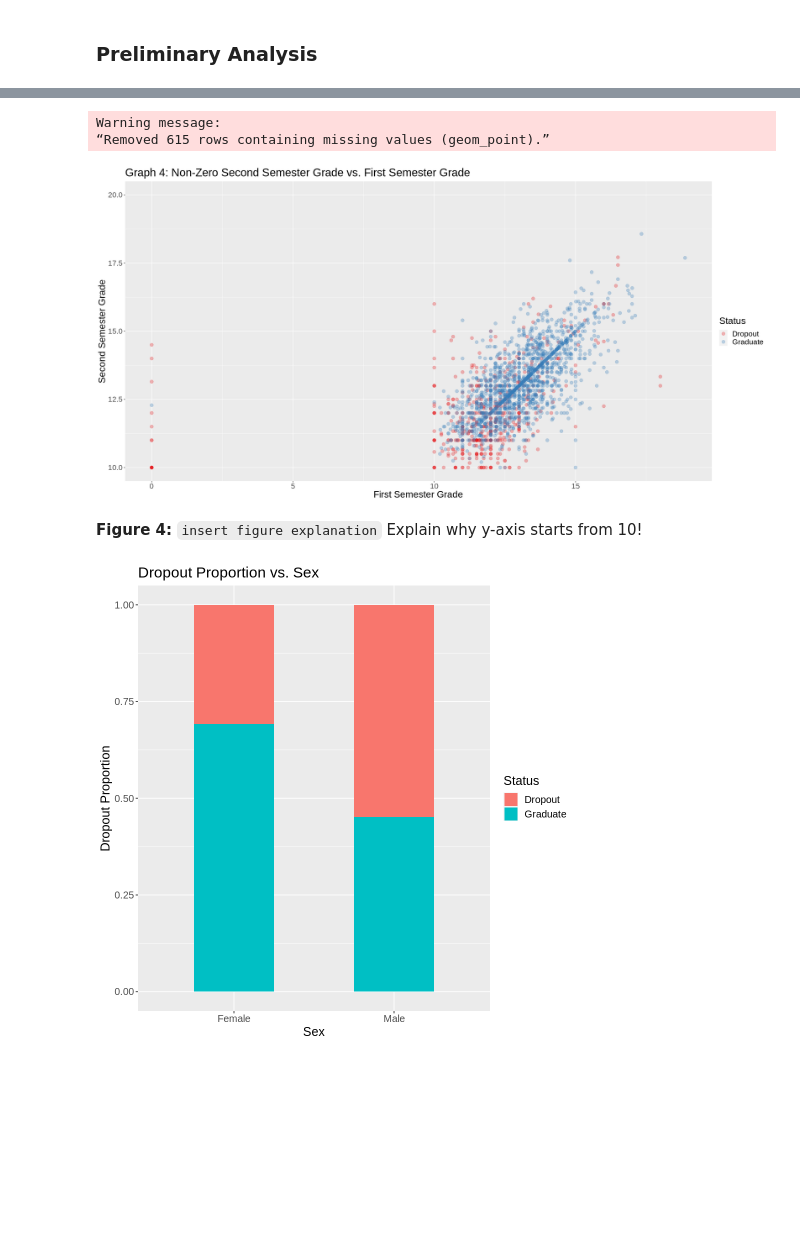
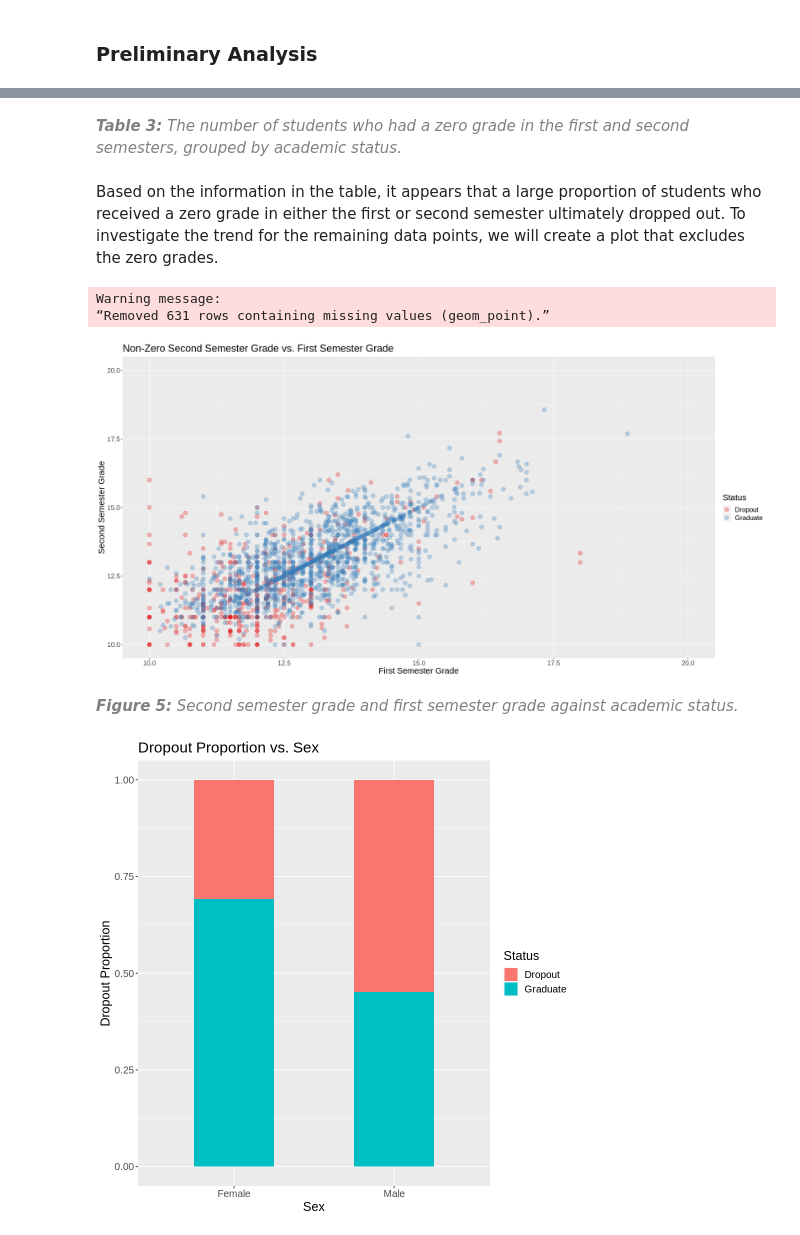
Before and after one commit to ekang27kc/dsci100-2023-T2-Group01-project, a Jupyter notebook: Project_Report.ipynb, the cells around one changed output, grey strips where cells are left out. Saved outputs shown, nothing was run; the diff lists cells and outputs as text; code cells hidden in the pictures; blank space fills up the shorter version.

```diff
--- a/Project_Report.ipynb
+++ b/Project_Report.ipynb
@@ -148,21 +186,26 @@ mean_grade_plot
+# %% [markdown]
+_<span style="color:gray">**Table 3:** The number of students who had a zero grade in the first and second semesters, grouped by academic status. </span>_
+# %% [markdown]
+Based on the information in the table, it appears that a large proportion of students who received a zero grade in either the first or second semester ultimately dropped out. To investigate the trend for the remaining data points, we will create a plot that excludes the zero grades.
 # %%
-# graph 4: second semester grade vs. first semester grade
 options(repr.plot.width = 20, repr.plot.height = 10)
-grade_plot <- ggplot(data_train,
-                     aes(x = first_semester_grade, y = second_semester_grade, colour = status)) +
-    geom_point(alpha = 0.3, size=3) +
+
+grade_plot <- data_train |>
+    ggplot(aes(x = first_semester_grade, y = second_semester_grade, colour = status)) +
+    geom_point(alpha = 0.3, size = 4) +
     labs(x = "First Semester Grade", y = "Second Semester Grade",
-         title = "Graph 4: Non-Zero Second Semester Grade vs. First Semester Grade",
+         title = "Non-Zero Second Semester Grade vs. First Semester Grade",
          colour = "Status") +
-         ylim(c(10, 20))+
-          scale_color_brewer(palette = "Set1")+
-    theme(text = element_text(size = 20))
+         ylim(c(10, 20)) +
+         xlim(c(10, 20)) +
+         scale_color_brewer(palette = "Set1") +
+    theme(text = element_text(size = 18))
+
 grade_plot
 # %% [output]
 Warning message:
-“Removed 615 rows containing missing values (geom_point).”
+“Removed 631 rows containing missing values (geom_point).”
-[figure, old version]
+[figure, new version]
 # %% [markdown]
-**Figure 4:** `insert figure explanation`
-Explain why y-axis starts from 10!
+_<span style="color:gray">**Figure 5:** Second semester grade and first semester grade against academic status. </span>_
 # %%
```
Also changed, not shown: parts of 13 cells of this notebook.
